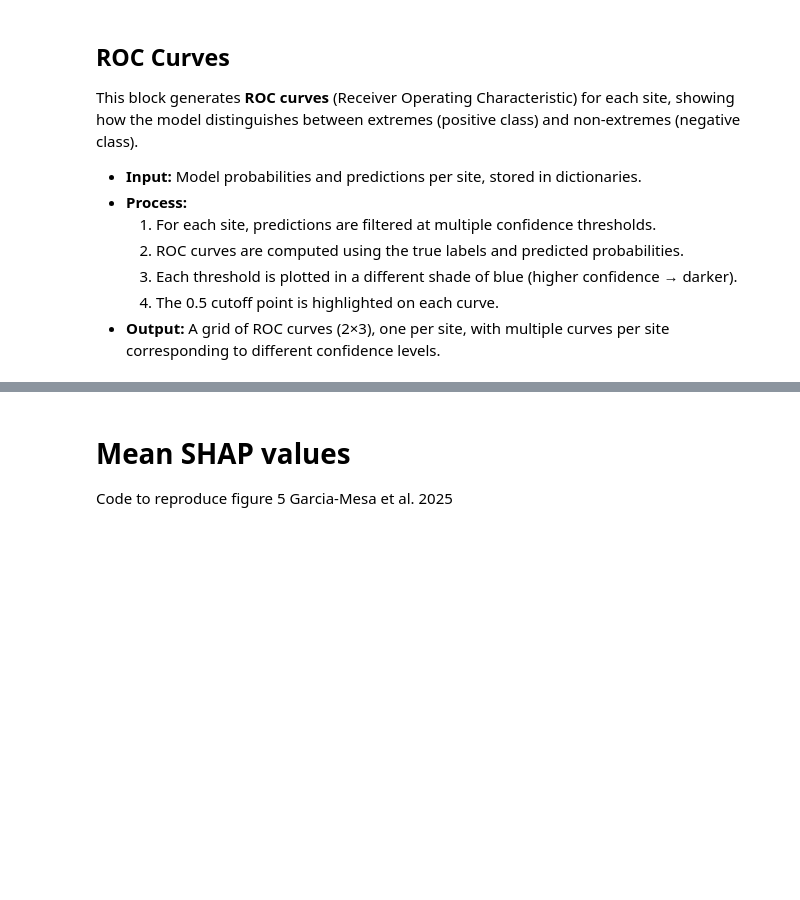
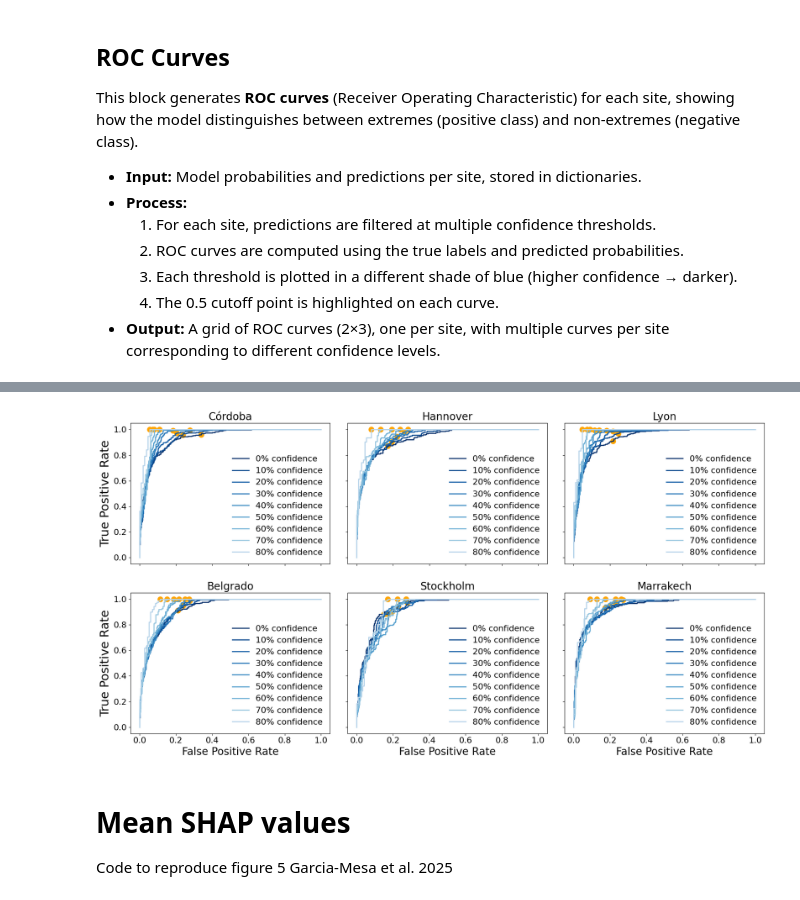
Before and after one commit to brunagravalos/quantifydrivershw-bruna, a Jupyter notebook: src/quantifydrivers/bruna_notebook/main_plots_bruna.ipynb, the cells around one changed output, grey strips where cells are left out. Saved outputs shown, nothing was run; the diff lists cells and outputs as text; code cells hidden in the pictures; blank space fills up the shorter version.

```diff
--- a/src/quantifydrivers/bruna_notebook/main_plots_bruna.ipynb
+++ b/src/quantifydrivers/bruna_notebook/main_plots_bruna.ipynb
@@ -166,12 +203,12 @@ plt.show()
 number_lags = 3  # (used in figure save name)
 
 # Sites to evaluate
-sites = ['cordoba','hannover']
-sites_title = ['Córdoba','Hannover']
+sites = ['cordoba','hannover','lyon','belgrado','stockholm','marrakech']
+sites_title = ['Córdoba','Hannover','Lyon','Belgrado','Stockholm','Marrakech']
 
 # Confidence thresholds (percentiles) to test
 percentages = [50, 55, 60, 65, 70, 75, 80, 85, 90]
-percentile = '90p'
+percentile = validated_cfg.percentile
 
 # ------------------------------------------------------------------------------------------
 # Build color map for confidence levels (higher confidence → darker blue)
@@ -191,7 +228,7 @@ j = 0  # Subplot index counter
 # Loop over each site
 for count_site, site in enumerate(sites):
 
-    main_path = '/gpfs/scratch/bsc32/bsc214253/results/txt'
+    main_path = os.path.join(validated_cfg.paths.results_dir,'txt')
 
     # Load stored predictions and probabilities
     with open(os.path.join(main_path, f"{percentile}_results_data_{site}.pkl"), 'rb') as f:
@@ -247,34 +284,36 @@ for count_site, site in enumerate(sites):
             marker='o' if cutoff == 0.5 else '^',
             color='orange', s=100
         )
 
         # Debug output (unused since value never equals 25 in this loop)
         if value == 25:
             print(site)
             print(roc_auc)
 
     # --------------------------------------------------------------------------------------
     # Format subplot
     # --------------------------------------------------------------------------------------
     axes[j].set_title(sites_title[count_site], fontsize=20)
     axes[j].tick_params(axis='both', labelsize=16)
     axes[j].legend(frameon=False, loc="lower right", fontsize=16)
 
     j += 1
 
 # ------------------------------------------------------------------------------------------
 # Global labels and layout
 # ------------------------------------------------------------------------------------------
 for m in range(3, 6):  # Bottom row x-axis labels
     axes[m].set_xlabel('False Positive Rate', fontsize=20)
 
 axes[0].set_ylabel('True Positive Rate', fontsize=23)
 axes[3].set_ylabel('True Positive Rate', fontsize=23)
 
 plt.tight_layout(rect=[0, 0, 1, 0.95], h_pad=3, w_pad=3)
 
 # Save ROC curves figure
-plt.savefig(f"/gpfs/scratch/bsc32/bsc214253/plots/95p_ROC_curves_Combinedmodel_{number_lags}lags.png")
+#plt.savefig(os.path.join(validated_cfg.paths.results_dir, f"/plots/95p_ROC_curves_Combinedmodel_{number_lags}lags.png"))
+# %% [output]
+[figure, added]
 # %% [markdown]
 # Mean SHAP values
 
```
Also changed, not shown: parts of 4 cells of this notebook, 16 other files.
